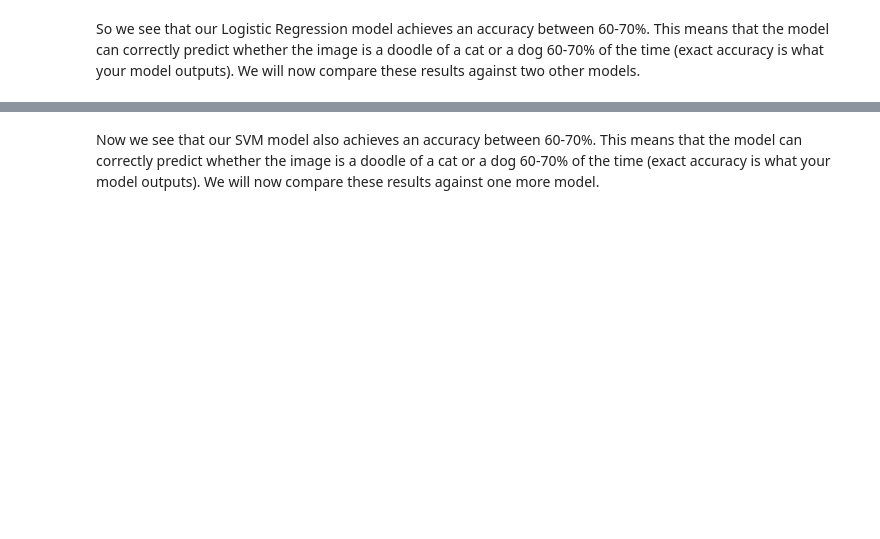
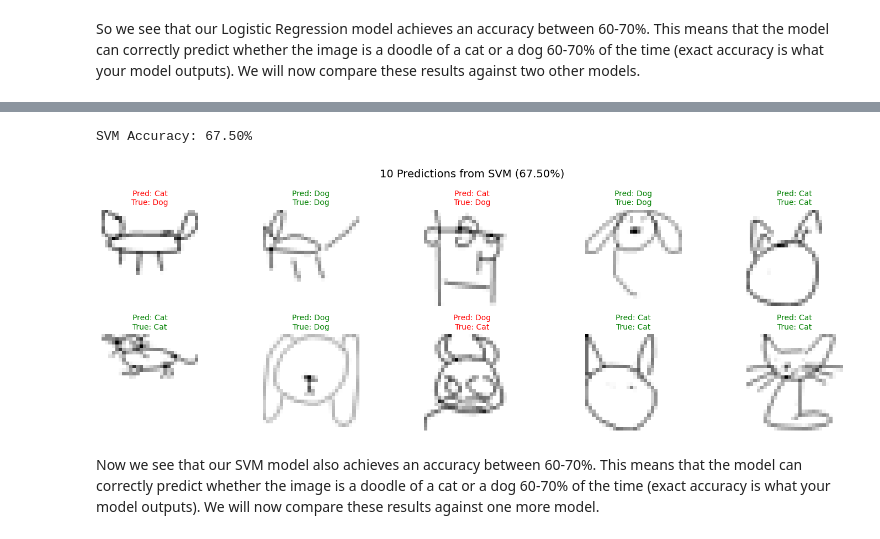
Before and after one commit to awesomecosmos/readyct-ai-workshop, a Jupyter notebook: readyct-ai-demo/readyct_ai_demo.ipynb, the cells around one changed output, grey strips where cells are left out. Drawn from its saved outputs; the diff is of its cells as text; code cells hidden in the pictures; blank space fills up the shorter version.

```diff
--- a/readyct-ai-demo/readyct_ai_demo.ipynb
+++ b/readyct-ai-demo/readyct_ai_demo.ipynb
@@ -104,15 +115,18 @@ Again, here's a simple picture to get you thinking about what SVM is going. It a
 ![SVM](figs/svm.png)
 # %%
 # creating our SVM model
-svm_clf = SVC(kernel='linear')
+svm_model = SVC(kernel='linear')
 
 # feeding our training data to the model
-svm_clf.fit(X_train, y_train)
+svm_model.fit(X_train, y_train)
 
 # feeding our test data to the model and getting the accuracy of the model
-y_pred_svm = svm_clf.predict(X_test)
+y_pred_svm = svm_model.predict(X_test)
 svm_acc = accuracy_score(y_test, y_pred_svm)
 print(f"SVM Accuracy: {svm_acc * 100:.2f}%")
-utils.show_10_random_predictions(X_test, y_test, svm_clf, model_type='sklearn', model_name='SVM', accuracy=svm_acc * 100, dataset_type='doodles')
+show_10_random_predictions(X_test, y_test, svm_model, model_type='sklearn', model_name='SVM', accuracy=svm_acc * 100, dataset_type='doodles')
+# %% [output]
+SVM Accuracy: 67.50%
+[figure, added]
 # %% [markdown]
 Now we see that our SVM model also achieves an accuracy between 60-70%. This means that the model can correctly predict whether the image is a doodle of a cat or a dog 60-70% of the time (exact accuracy is what your model outputs). We will now compare these results against one more model.
```
Also changed, not shown: parts of 24 cells of this notebook, 3 other files.
